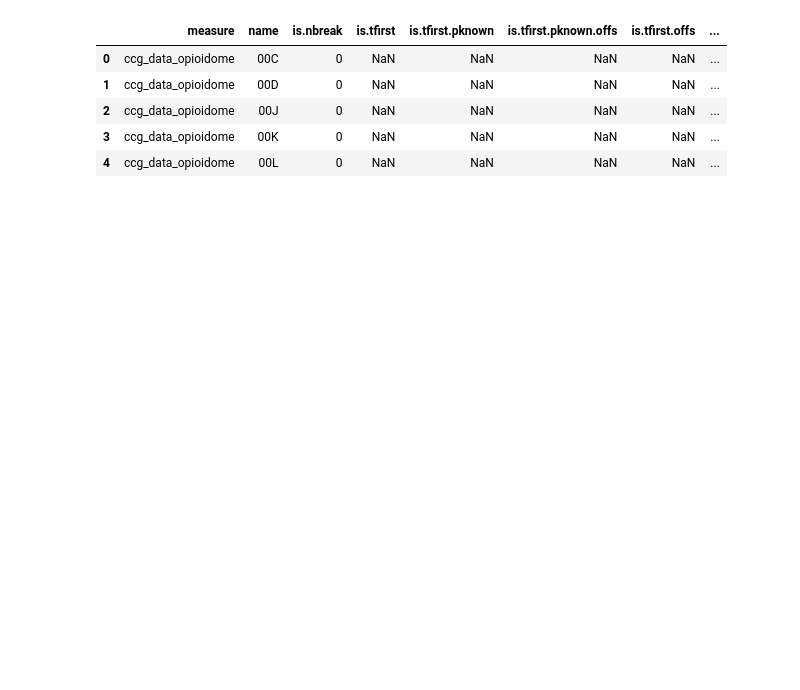
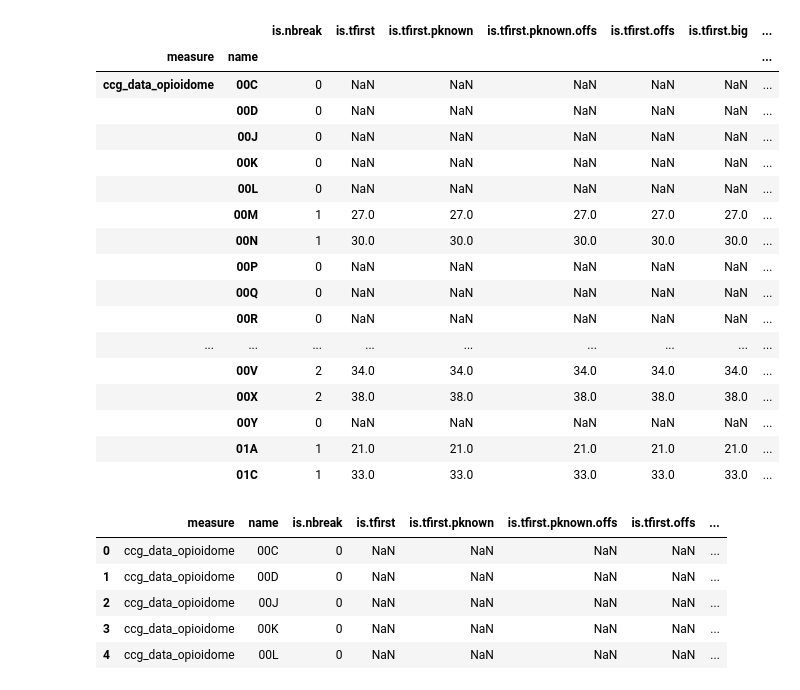
Before and after one commit to ebmdatalab/opioids-change-detection, a Jupyter notebook: ccg-opioids-change-detection-analysis.ipynb, the cells around one changed output. Saved outputs shown, nothing was run; the diff lists cells and outputs as text; code cells hidden in the pictures; blank space fills up the shorter version.

```diff
--- a/ccg-opioids-change-detection-analysis.ipynb
+++ b/ccg-opioids-change-detection-analysis.ipynb
@@ -16,3 +21,25 @@ opioids = opioids.concatenate_outputs()
+# %%
+opioids = opioids_class.concatenate_outputs()
+opioids
+# %% [output]
+|  |  | is.nbreak | is.tfirst | is.tfirst.pknown | is.tfirst.pknown.offs | is.tfirst.offs | is.tfirst.big | ... |
+| measure | name |  |  |  |  |  |  | ... |
+| ccg_data_opioidome | 00C | 0 | NaN | NaN | NaN | NaN | NaN | ... |
+|  | 00D | 0 | NaN | NaN | NaN | NaN | NaN | ... |
+|  | 00J | 0 | NaN | NaN | NaN | NaN | NaN | ... |
+|  | 00K | 0 | NaN | NaN | NaN | NaN | NaN | ... |
+|  | 00L | 0 | NaN | NaN | NaN | NaN | NaN | ... |
+|  | 00M | 1 | 27.0 | 27.0 | 27.0 | 27.0 | 27.0 | ... |
+|  | 00N | 1 | 30.0 | 30.0 | 30.0 | 30.0 | 30.0 | ... |
+|  | 00P | 0 | NaN | NaN | NaN | NaN | NaN | ... |
+|  | 00Q | 0 | NaN | NaN | NaN | NaN | NaN | ... |
+|  | 00R | 0 | NaN | NaN | NaN | NaN | NaN | ... |
+| ... | ... | ... | ... | ... | ... | ... | ... | ... |
+|  | 00V | 2 | 34.0 | 34.0 | 34.0 | 34.0 | 34.0 | ... |
+|  | 00X | 2 | 38.0 | 38.0 | 38.0 | 38.0 | 38.0 | ... |
+|  | 00Y | 0 | NaN | NaN | NaN | NaN | NaN | ... |
+|  | 01A | 1 | 21.0 | 21.0 | 21.0 | 21.0 | 21.0 | ... |
+|  | 01C | 1 | 33.0 | 33.0 | 33.0 | 33.0 | 33.0 | ... |
 # %%
 opioids = opioids.reset_index()
 opioids.head()
```
Also changed, not shown: parts of 17 cells of this notebook.
